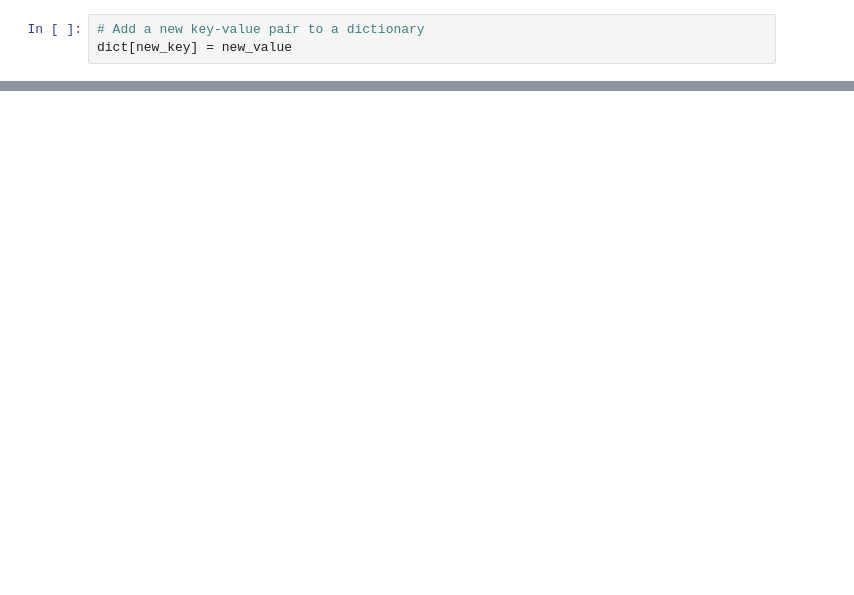
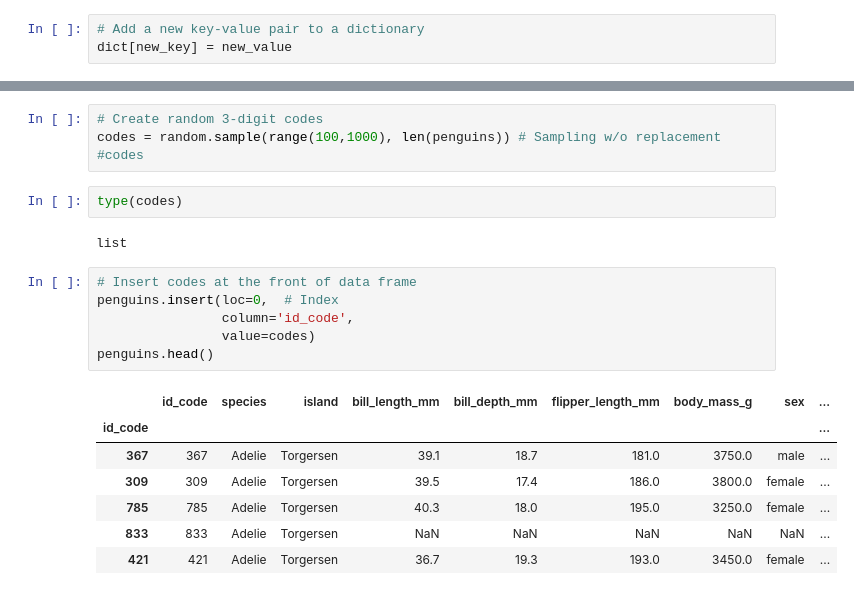
Before and after one commit to IIDonaji/EDS2020-2025-in-class, a Jupyter notebook: week2-updating-dataframes.ipynb, the cells around one changed output, grey strips where cells are left out. Cells and saved outputs as stored; diff of their text form; blank space fills up the shorter version.

```diff
--- a/week2-updating-dataframes.ipynb
+++ b/week2-updating-dataframes.ipynb
@@ -27,0 +48,22 @@ penguins.head()
+# %%
+# Create random 3-digit codes
+codes = random.sample(range(100,1000), len(penguins)) # Sampling w/o replacement
+#codes
+# %%
+type(codes)
+# %% [output]
+list
+# %%
+# Insert codes at the front of data frame
+penguins.insert(loc=0,  # Index
+                column='id_code',
+                value=codes)
+penguins.head()
+# %% [output]
+|  | id_code | species | island | bill_length_mm | bill_depth_mm | flipper_length_mm | body_mass_g | sex | ... |
+| id_code |  |  |  |  |  |  |  |  | ... |
+| 367 | 367 | Adelie | Torgersen | 39.1 | 18.7 | 181.0 | 3750.0 | male | ... |
+| 309 | 309 | Adelie | Torgersen | 39.5 | 17.4 | 186.0 | 3800.0 | female | ... |
+| 785 | 785 | Adelie | Torgersen | 40.3 | 18.0 | 195.0 | 3250.0 | female | ... |
+| 833 | 833 | Adelie | Torgersen | NaN | NaN | NaN | NaN | NaN | ... |
+| 421 | 421 | Adelie | Torgersen | 36.7 | 19.3 | 193.0 | 3450.0 | female | ... |
```
Also changed, not shown: parts of 30 cells of this notebook.
